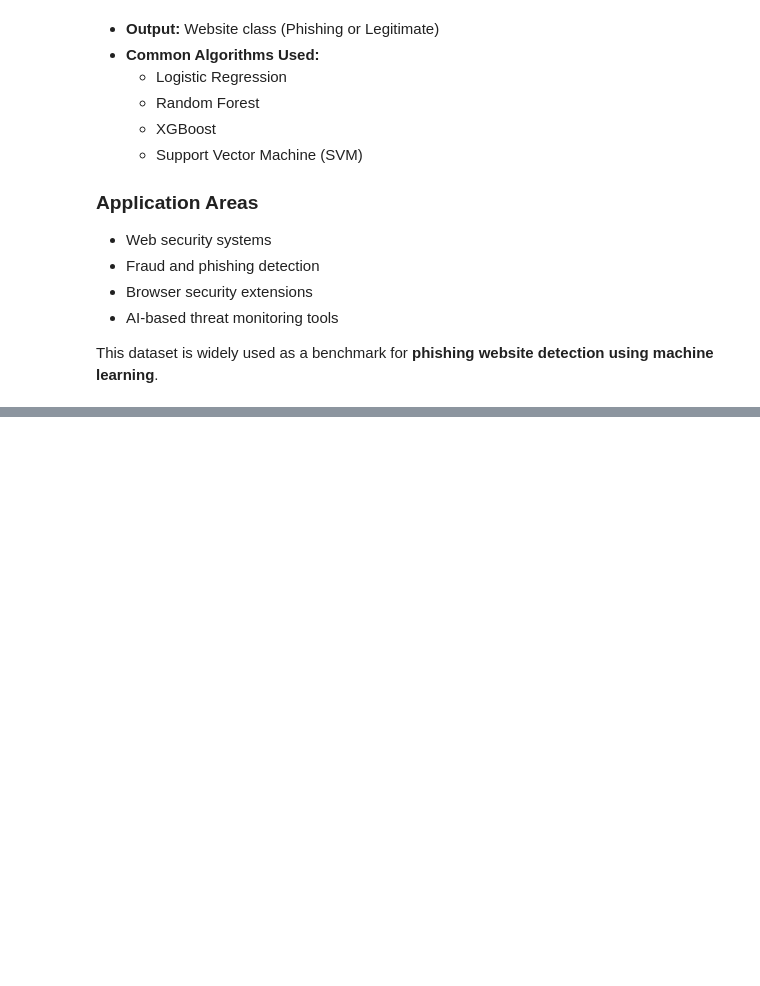
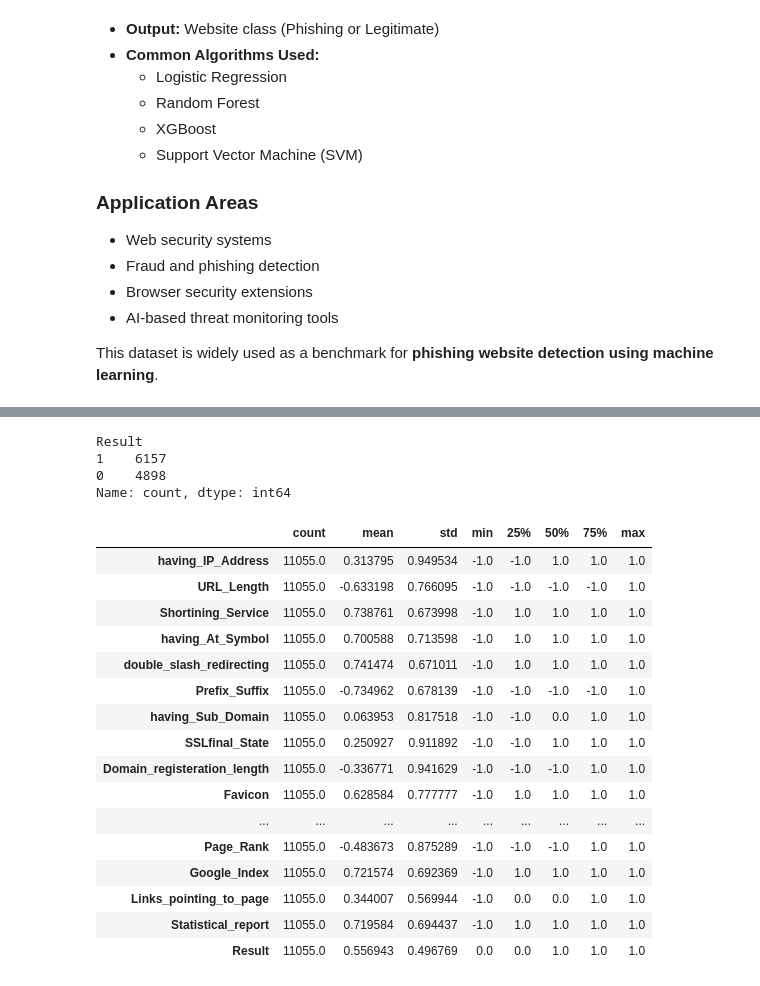
Before and after one commit to ManjunathPuttaswamy/Web-Threat-Detection, a Jupyter notebook: notebook/EDA.ipynb, the cells around one changed output, grey strips where cells are left out. Drawn from its saved outputs; the diff is of its cells as text; code cells hidden in the pictures; blank space fills up the shorter version.

```diff
--- a/notebook/EDA.ipynb
+++ b/notebook/EDA.ipynb
@@ -131,0 +386,29 @@ target_counts = PWTDF['Result'].value_counts()
+# %%
+PWTDF["Result"] = PWTDF["Result"].map({-1:0,1:1})
+# %%
+PWTDF["Result"].value_counts()
+# %% [output]
+Result
+1    6157
+0    4898
+Name: count, dtype: int64
+# %%
+PWTDF.describe().T
+# %% [output]
+|  | count | mean | std | min | 25% | 50% | 75% | max |
+| having_IP_Address | 11055.0 | 0.313795 | 0.949534 | -1.0 | -1.0 | 1.0 | 1.0 | 1.0 |
+| URL_Length | 11055.0 | -0.633198 | 0.766095 | -1.0 | -1.0 | -1.0 | -1.0 | 1.0 |
+| Shortining_Service | 11055.0 | 0.738761 | 0.673998 | -1.0 | 1.0 | 1.0 | 1.0 | 1.0 |
+| having_At_Symbol | 11055.0 | 0.700588 | 0.713598 | -1.0 | 1.0 | 1.0 | 1.0 | 1.0 |
+| double_slash_redirecting | 11055.0 | 0.741474 | 0.671011 | -1.0 | 1.0 | 1.0 | 1.0 | 1.0 |
+| Prefix_Suffix | 11055.0 | -0.734962 | 0.678139 | -1.0 | -1.0 | -1.0 | -1.0 | 1.0 |
+| having_Sub_Domain | 11055.0 | 0.063953 | 0.817518 | -1.0 | -1.0 | 0.0 | 1.0 | 1.0 |
+| SSLfinal_State | 11055.0 | 0.250927 | 0.911892 | -1.0 | -1.0 | 1.0 | 1.0 | 1.0 |
+| Domain_registeration_length | 11055.0 | -0.336771 | 0.941629 | -1.0 | -1.0 | -1.0 | 1.0 | 1.0 |
+| Favicon | 11055.0 | 0.628584 | 0.777777 | -1.0 | 1.0 | 1.0 | 1.0 | 1.0 |
+| ... | ... | ... | ... | ... | ... | ... | ... | ... |
+| Page_Rank | 11055.0 | -0.483673 | 0.875289 | -1.0 | -1.0 | -1.0 | 1.0 | 1.0 |
+| Google_Index | 11055.0 | 0.721574 | 0.692369 | -1.0 | 1.0 | 1.0 | 1.0 | 1.0 |
+| Links_pointing_to_page | 11055.0 | 0.344007 | 0.569944 | -1.0 | 0.0 | 0.0 | 1.0 | 1.0 |
+| Statistical_report | 11055.0 | 0.719584 | 0.694437 | -1.0 | 1.0 | 1.0 | 1.0 | 1.0 |
+| Result | 11055.0 | 0.556943 | 0.496769 | 0.0 | 0.0 | 1.0 | 1.0 | 1.0 |
```
Also changed, not shown: parts of 31 cells of this notebook, 1 other file.
